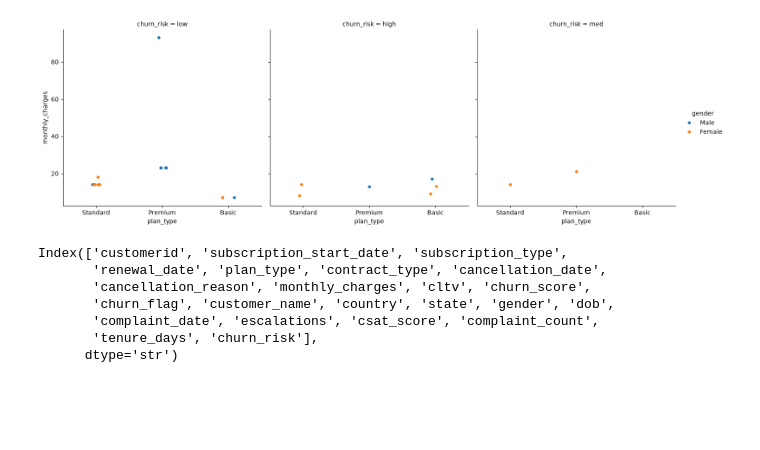
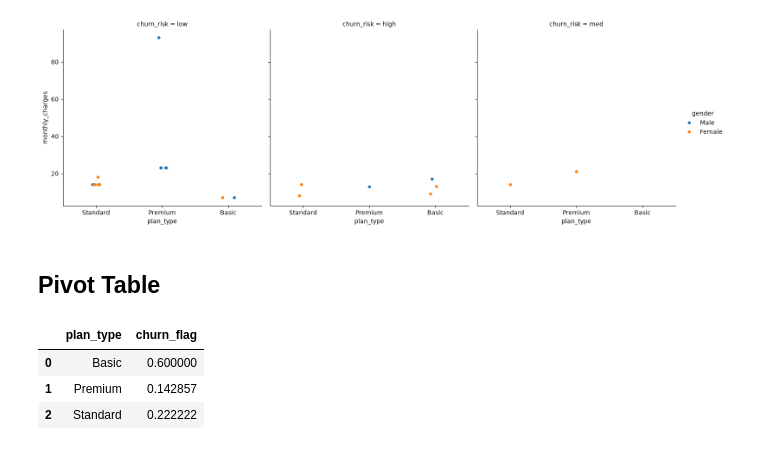
Before and after one commit to balkrushnanaik/Python-Projects, a Jupyter notebook: Churn Analysis and Customer Intelligence/Churn_Analysis.ipynb, the cells around one changed output. Cells and saved outputs as stored; diff of their text form; code cells hidden in the pictures; blank space fills up the shorter version.

```diff
--- a/Churn Analysis and Customer Intelligence/Churn_Analysis.ipynb
+++ b/Churn Analysis and Customer Intelligence/Churn_Analysis.ipynb
@@ -721,13 +721,19 @@ sns.catplot(data=df_visual,
 # %% [output]
 <seaborn.axisgrid.FacetGrid at 0x...>
 [figure]
-# %%
-df.columns
-# %% [output]
-Index(['customerid', 'subscription_start_date', 'subscription_type',
-       'renewal_date', 'plan_type', 'contract_type', 'cancellation_date',
-       'cancellation_reason', 'monthly_charges', 'cltv', 'churn_score',
-       'churn_flag', 'customer_name', 'country', 'state', 'gender', 'dob',
-       'complaint_date', 'escalations', 'csat_score', 'complaint_count',
-       'tenure_days', 'churn_risk'],
-      dtype='str')
+# %% [markdown]
+## Pivot Table
+# %%
+# Pivot Table
+
+pd.pivot_table(
+    df_visual,
+    index='plan_type',
+    values='churn_flag',
+    aggfunc = 'mean'
+).reset_index()
+# %% [output]
+|  | plan_type | churn_flag |
+| 0 | Basic | 0.600000 |
+| 1 | Premium | 0.142857 |
+| 2 | Standard | 0.222222 |
```
Also changed, not shown: parts of 2 cells of this notebook, 3 other files.
